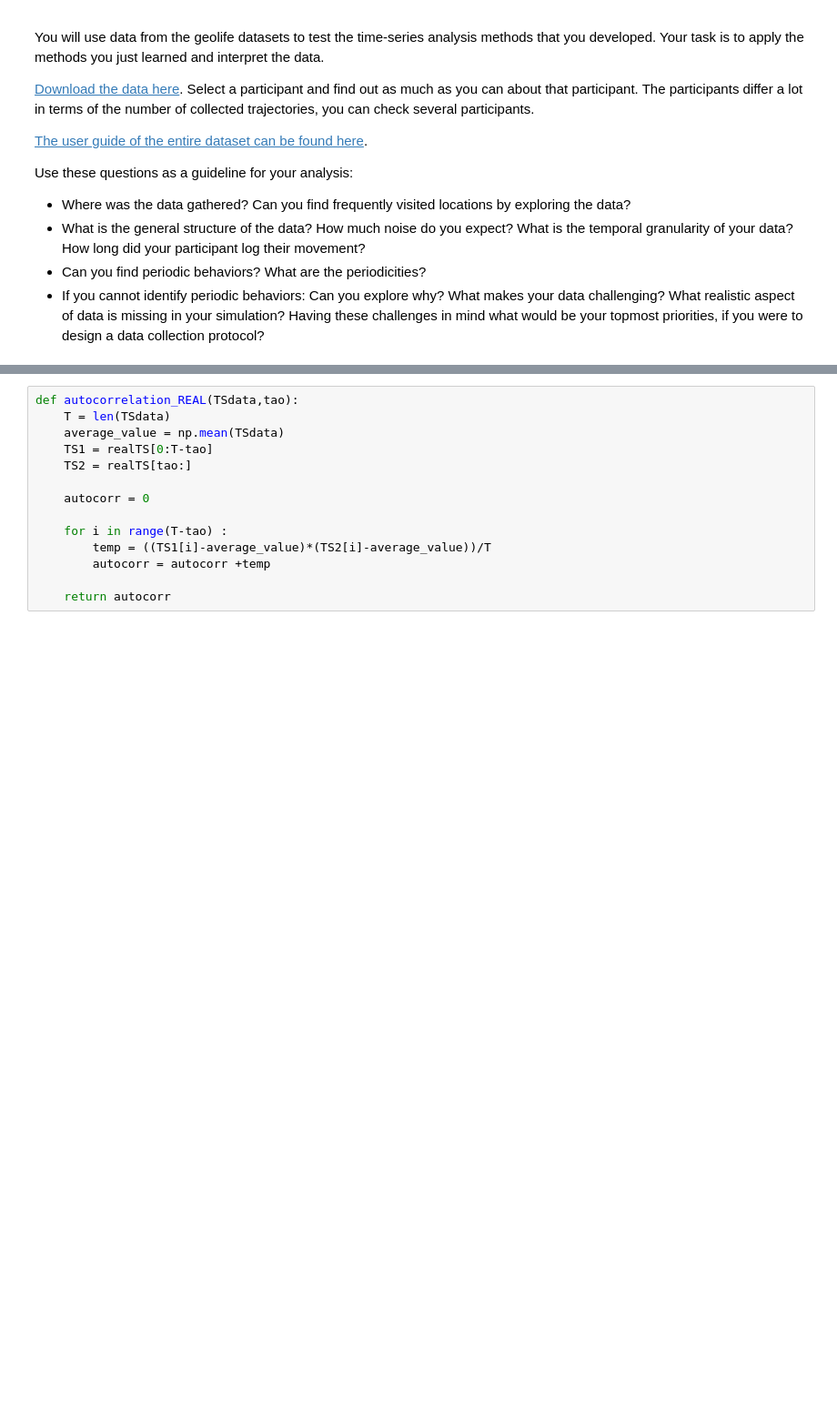
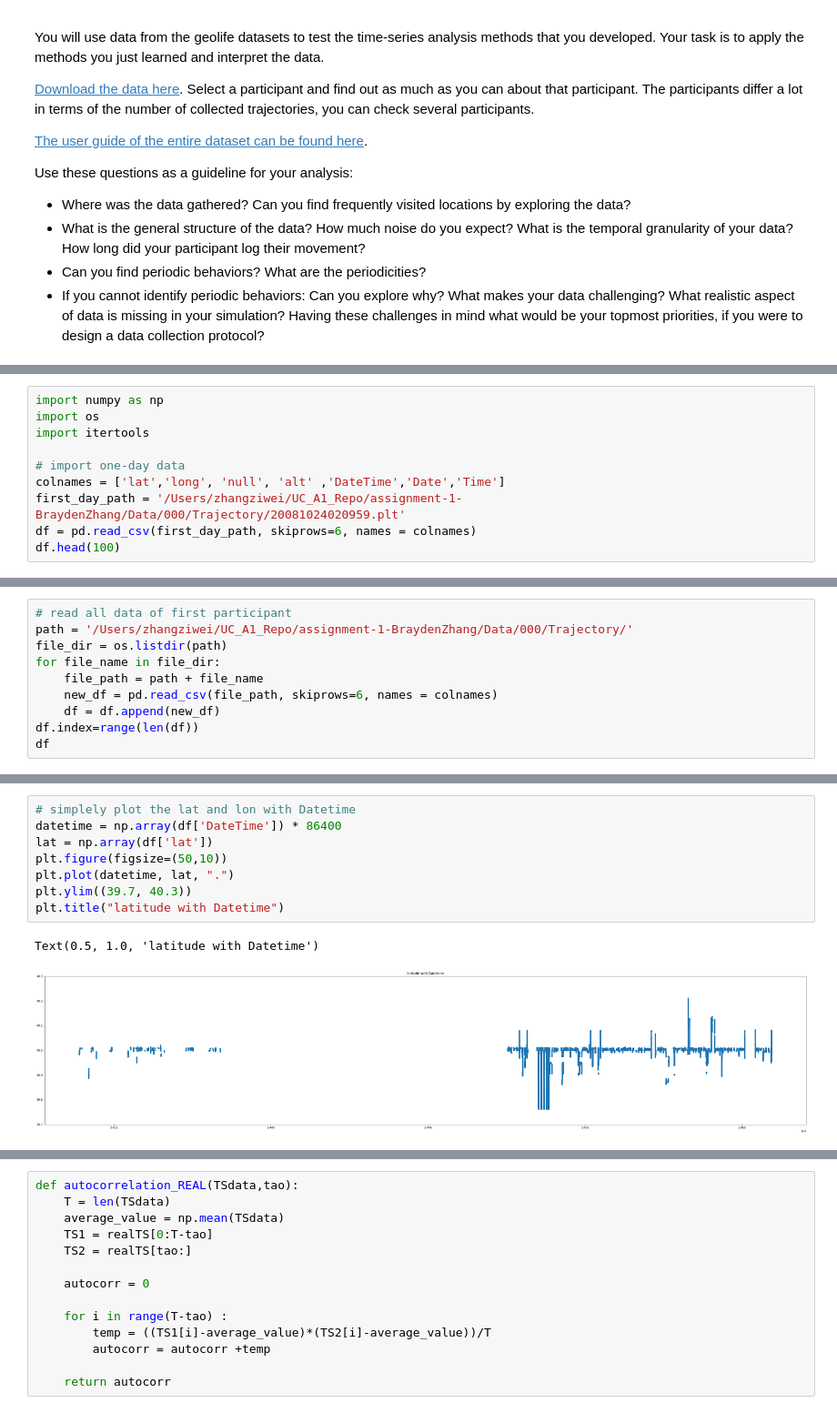
Before and after one commit to BraydenZhang/UrbanComputing_Assignment1, a Jupyter notebook: Assignment1_Exercises.ipynb, the cells around one changed output, grey strips where cells are left out. Shown: that part at 91% size. Cells and saved outputs as stored; diff of their text form; blank space fills up the shorter version.

```diff
--- a/Assignment1_Exercises.ipynb
+++ b/Assignment1_Exercises.ipynb
@@ -595,0 +555,10 @@ min_lat, max_lat, mode_num, len(data)
+# %%
+import numpy as np
+import os
+import itertools
+
+# import one-day data
+colnames = ['lat','long', 'null', 'alt' ,'DateTime','Date','Time']
+first_day_path = '/Users/zhangziwei/UC_A1_Repo/assignment-1-BraydenZhang/Data/000/Trajectory/20081024020959.plt'
+df = pd.read_csv(first_day_path, skiprows=6, names = colnames)
+df.head(100)
@@ -595,0 +579,10 @@ min_lat, max_lat, mode_num, len(data)
+# %%
+# read all data of first participant
+path = '/Users/zhangziwei/UC_A1_Repo/assignment-1-BraydenZhang/Data/000/Trajectory/'
+file_dir = os.listdir(path)
+for file_name in file_dir:
+    file_path = path + file_name
+    new_df = pd.read_csv(file_path, skiprows=6, names = colnames)
+    df = df.append(new_df)
+df.index=range(len(df))
+df
@@ -595,0 +611,11 @@ min_lat, max_lat, mode_num, len(data)
+# %%
+# simplely plot the lat and lon with Datetime
+datetime = np.array(df['DateTime']) * 86400
+lat = np.array(df['lat'])
+plt.figure(figsize=(50,10))
+plt.plot(datetime, lat, ".")
+plt.ylim((39.7, 40.3))
+plt.title("latitude with Datetime")
+# %% [output]
+Text(0.5, 1.0, 'latitude with Datetime')
+[figure, added]
```
Also changed, not shown: parts of 23 cells of this notebook.
